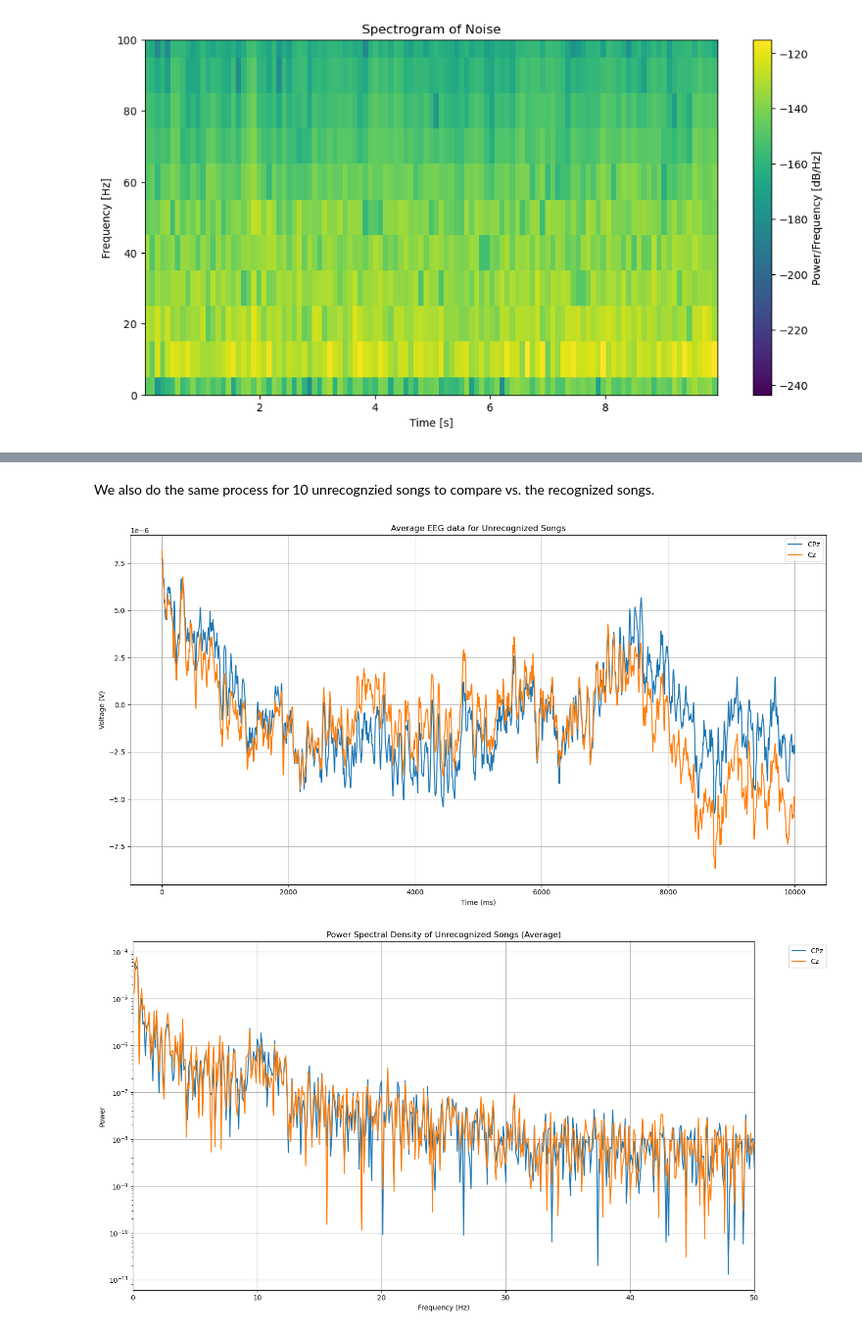
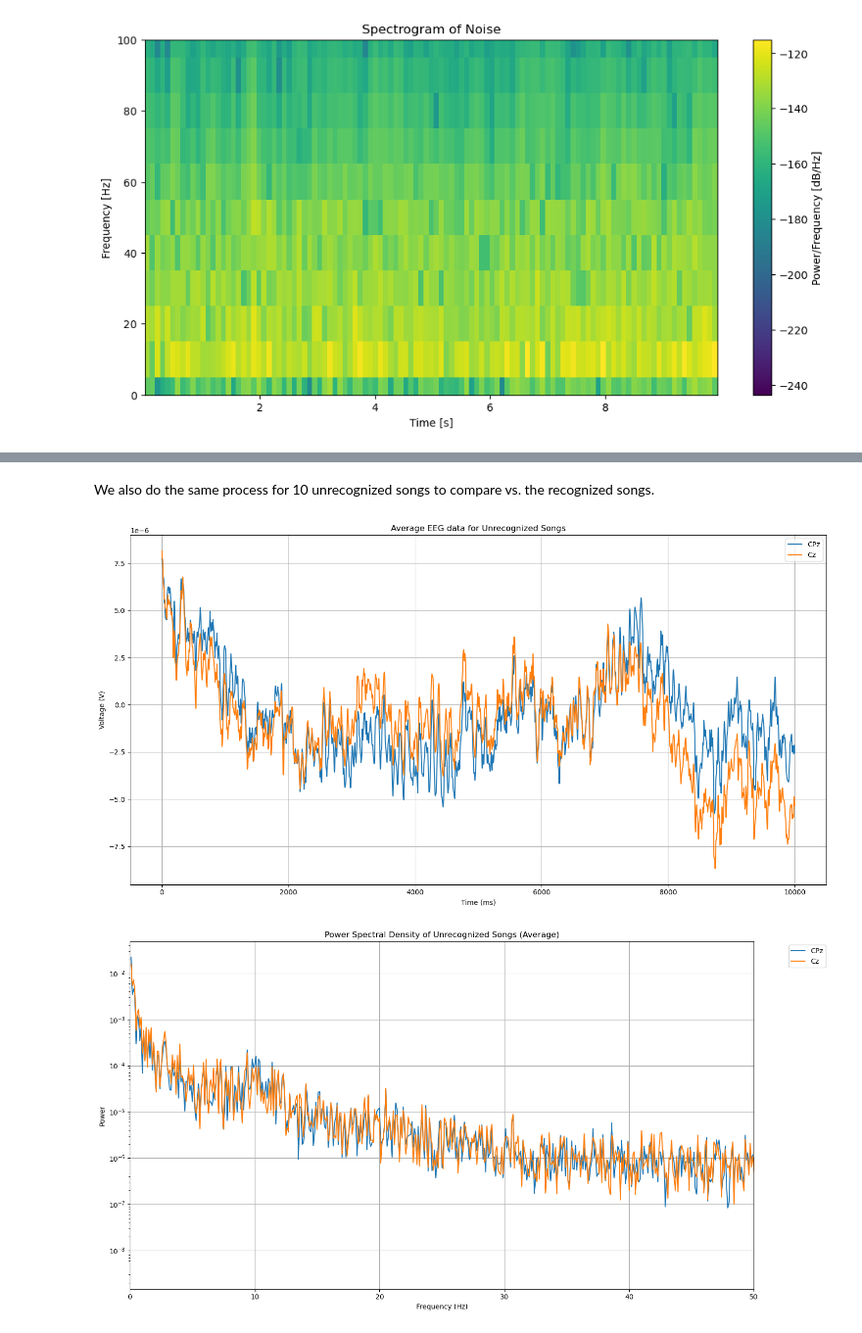
Before and after one commit to gregoryweber/cogs-118c-song-familiarity, a Jupyter notebook: main.ipynb, the cells around one changed output, grey strips where cells are left out. Shown at 98% size. Saved outputs shown, nothing was run; the diff lists cells and outputs as text; code cells hidden in the pictures.

```diff
--- a/main.ipynb
+++ b/main.ipynb
@@ -296,6 +301,7 @@ sub1_recognized_song_times = [203429, 229869, 270495, 360080, 664854, 957749, 13
 
 # Initialize array to store averaged data
 average_recognized = np.zeros((len(file_filt_ref.ch_names), 10000))  # 10 seconds at 1000Hz
+average_freq = np.zeros((len(file_filt_ref.ch_names), 10000))
 
 # For each recognized song time
 for time in sub1_recognized_song_times:
@@ -303,9 +309,11 @@ for time in sub1_recognized_song_times:
   end = time + 10000
   data, times = file_filt_ref[:, start:end]
   average_recognized += data
+  average_freq += np.abs(np.fft.fft(average_recognized)) ** 2
 
 # Average across all songs
 average_recognized /= len(sub1_recognized_song_times)
+average_freq /= len(sub1_recognized_song_times)
 
 plt.figure(figsize=(15, 8))
 for i in channel_indices:
@@ -327,7 +335,7 @@ fft_data = np.abs(fft_data)**2
 # Plot FFT for all channels
 plt.figure(figsize=(15, 8))
 for i in channel_indices:
-  plt.plot(frequencies[frequencies > 0], fft_data[i, frequencies > 0], label=channel_names[i])
+  plt.plot(frequencies[frequencies > 0], average_freq[i, frequencies > 0], label=channel_names[i])
 plt.xlabel('Frequency (Hz)')
 plt.ylabel('Power')
 plt.title('Power Spectral Density of Recognized Songs (Average)')
@@ -343,5 +351,5 @@ plt.tight_layout()
 # %% [markdown]
-We also do the same process for 10 unrecognzied songs to compare vs. the recognized songs.
+We also do the same process for 10 unrecognized songs to compare vs. the recognized songs.
 # %%
 # Take 10 unrecognized songs in subject 1 and average the data
 
@@ -349,6 +357,7 @@ sub1_unrecognized_song_times = [73709, 103303, 125940, 181721, 313689, 338190, 3
 
 # Initialize array to store averaged data
 average_unrecognized = np.zeros((len(file_filt_ref.ch_names), 10000))  # 10 seconds at 1000Hz
+average_freq = np.zeros((len(file_filt_ref.ch_names), 10000))
 
 # For each recognized song time
 for time in sub1_unrecognized_song_times:
@@ -356,39 +365,41 @@ for time in sub1_unrecognized_song_times:
   end = time + 10000
   data, times = file_filt_ref[:, start:end]
   average_unrecognized += data
+  average_freq += np.abs(np.fft.fft(average_unrecognized)) ** 2
 
 # Average across all songs
 average_unrecognized /= len(sub1_unrecognized_song_times)
+average_freq /= len(sub1_unrecognized_song_times)
 
 plt.figure(figsize=(15, 8))
 for i in channel_indices:
   plt.plot(np.arange(10000), average_unrecognized[i], label=channel_names[i])
 plt.xlabel('Time (ms)')
 plt.ylabel('Voltage (V)')
 plt.title('Average EEG data for Unrecognized Songs')
 plt.grid(True)
 plt.legend(bbox_to_anchor=(1.05, 1), loc='upper right')
 plt.legend(loc='upper right')
 plt.tight_layout()
 plt.show()
 
 # Calculate FFT
 frequencies = np.fft.fftfreq(len(average_unrecognized[0]), 1/1000)
 fft_data = np.fft.fft(average_unrecognized)
 fft_data = np.abs(fft_data)**2
 
 # Plot FFT for all channels
 plt.figure(figsize=(15, 8))
 for i in channel_indices:
-  plt.plot(frequencies[frequencies > 0], fft_data[i, frequencies > 0], label=channel_names[i])
+  plt.plot(frequencies[frequencies > 0], average_freq[i, frequencies > 0], label=channel_names[i])
 plt.xlabel('Frequency (Hz)')
 plt.ylabel('Power')
 plt.title('Power Spectral Density of Unrecognized Songs (Average)')
 plt.yscale('log')
 plt.xlim([0, 50])
 plt.grid(True)
 plt.legend(bbox_to_anchor=(1.05, 1), loc='upper left')
 plt.tight_layout()
 # %% [output]
 [figure]
-[figure, old version]
+[figure, new version]
```
Also changed, not shown: parts of 6 cells of this notebook.
